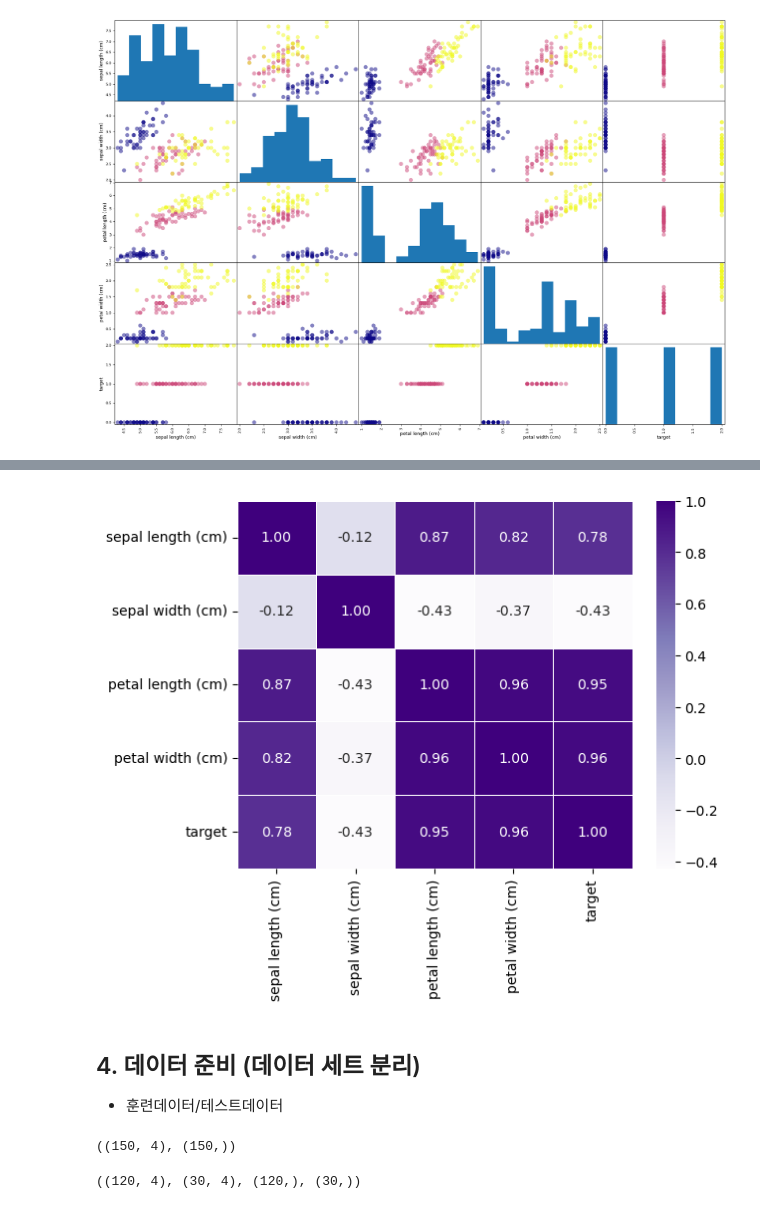
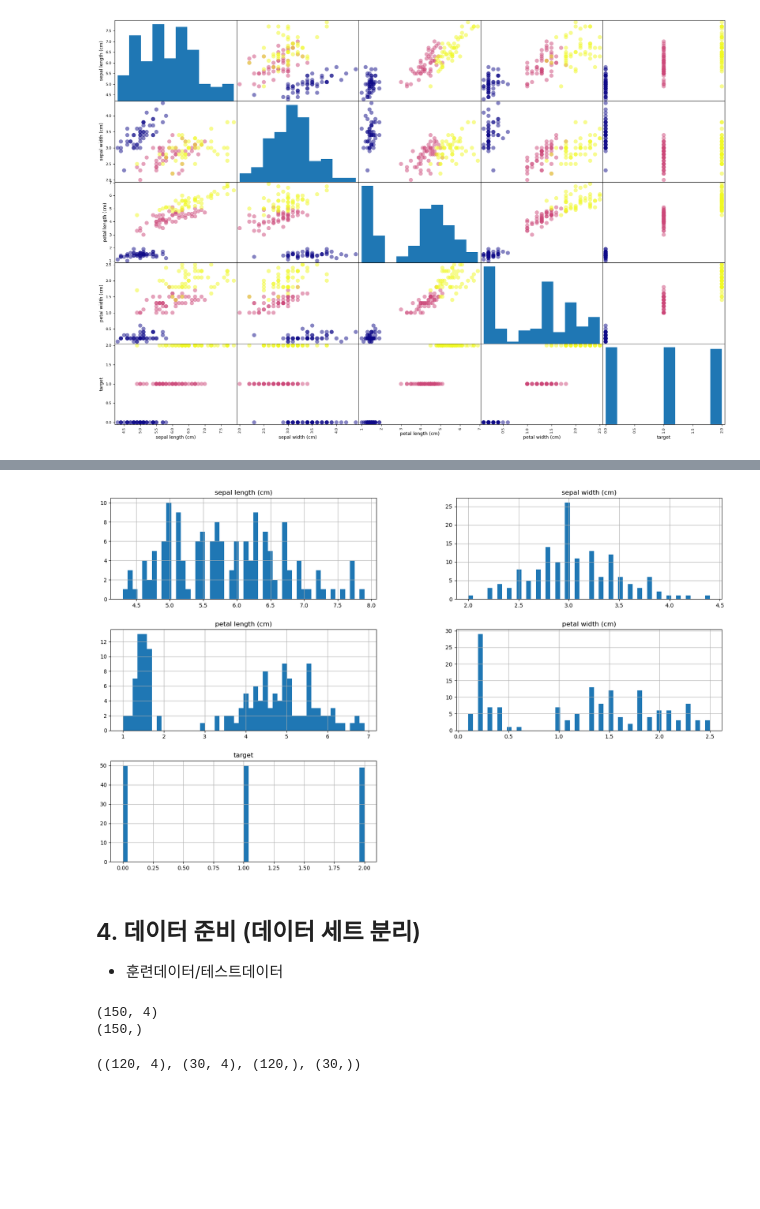
Before and after one commit to parkyooyoung/machine_learning_project_self, a Jupyter notebook: 붓꽃 품종 예측하기.ipynb, the cells around one changed output, grey strips where cells are left out. Saved outputs shown, nothing was run; the diff lists cells and outputs as text; code cells hidden in the pictures; blank space fills up the shorter version.

```diff
--- a/붓꽃 품종 예측하기.ipynb
+++ b/붓꽃 품종 예측하기.ipynb
@@ -15,6 +11,6 @@ from sklearn.model_selection import train_test_split
 # %%
 from sklearn.datasets import load_iris # 붓꽃 데이터
 # %%
-iris_data = load_iris()
+iris = load_iris()
 # %% [markdown]
 ## 2. 데이터 훑어보기
@@ -162,8 +172,8 @@ corr
-# %%
-sns.heatmap(data=corr, annot=True, fmt='.2f', cmap='Purples', lw=0.5)
-plt.show()
-# %% [output]
-[figure, removed]
+# %%
+df.hist(bins=50, figsize=(20, 12))
+plt.show()
+# %% [output]
+[figure, added]
 # %% [markdown]
 ## 4. 데이터 준비 (데이터 세트 분리)
 - 훈련데이터/테스트데이터
@@ -172,5 +180,6 @@ plt.show()
 # %%
-iris_data['data'].shape # 특성
-iris_data['target'].shape # 정답
+print(iris['data'].shape) # 특성
+print(iris['target'].shape) # 정답
 # %% [output]
-((150, 4), (150,))
+(150, 4)
+(150,)
```
Also changed, not shown: parts of 61 cells of this notebook.
